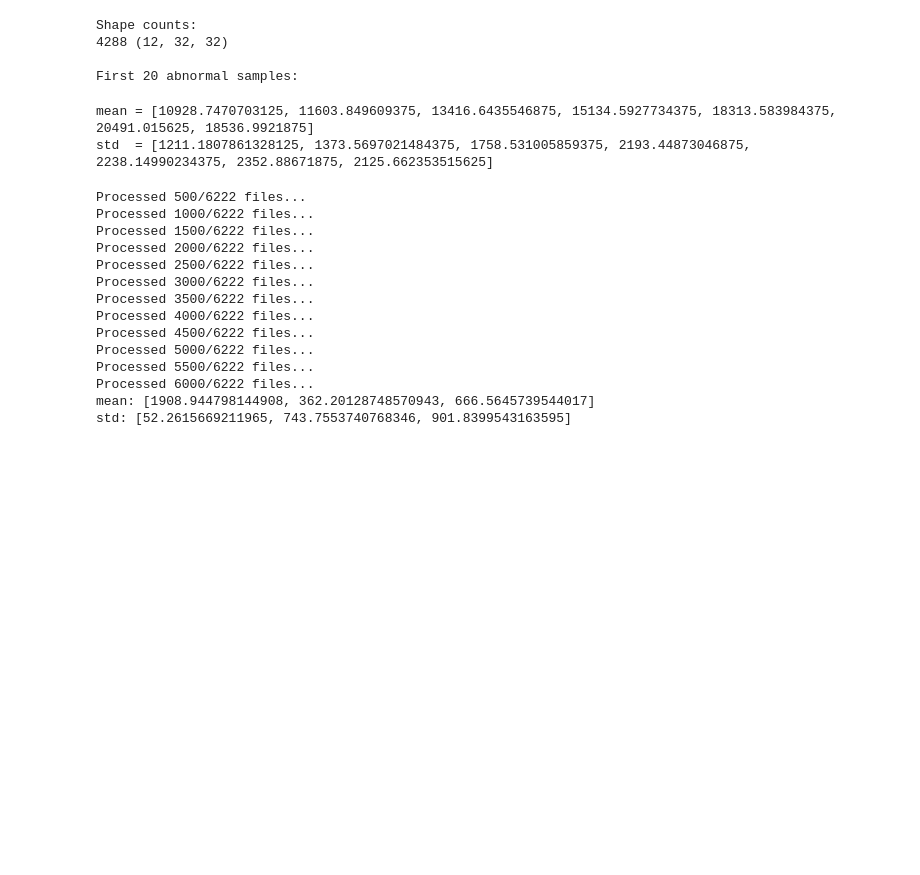
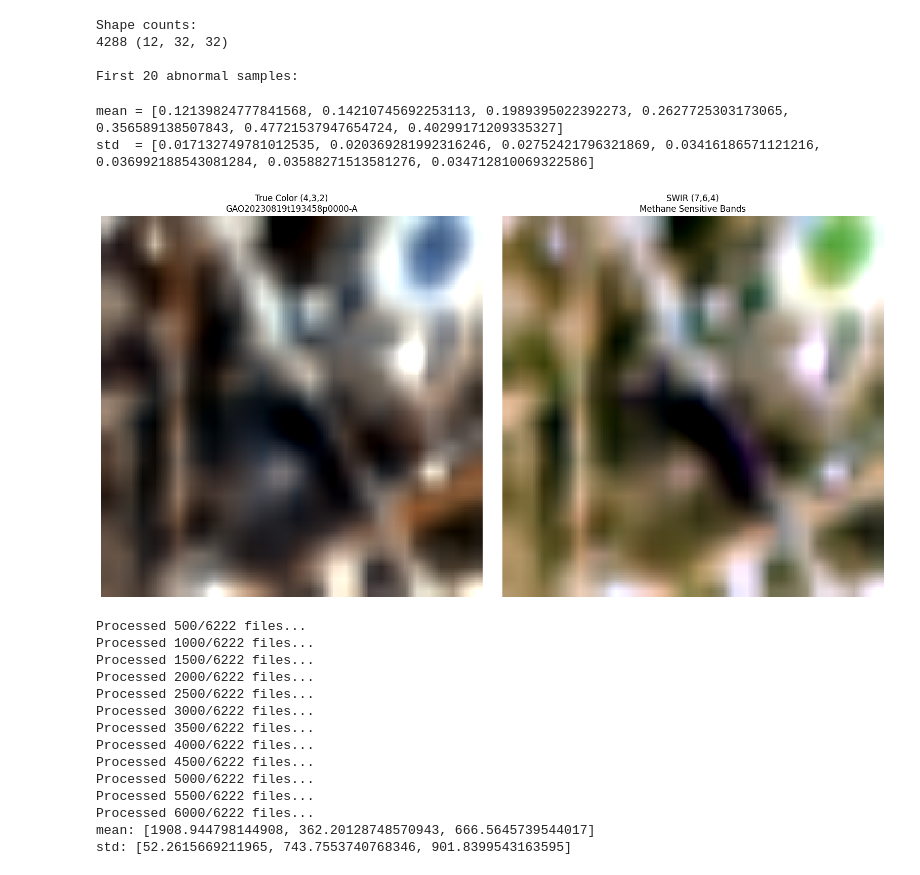
Before and after one commit to yuyao-wang/MethaneFuse, a Jupyter notebook: temp.ipynb, the cells around one changed output. Cells and saved outputs as stored; diff of their text form; code cells hidden in the pictures; blank space fills up the shorter version.

```diff
--- a/temp.ipynb
+++ b/temp.ipynb
@@ -194,13 +194,13 @@ df.to_csv(csv_path, index=False)
 # %%
 from dinov2.data.datasets.landsat_csv import Landsat89CsvDataset
 
-train_csv = "/mnt/engg-leung/Research_No9_Methane_Emissions/Yuyao/Dataset/plume_l89_32_fixed_512/train.csv"
+train_csv = "/mnt/engg-leung/Research_No9_Methane_Emissions/Yuyao/Dataset/data_dir_l89_L2SR/emit_60m_to_224_classification_2025/train_permian.csv"
 ds = Landsat89CsvDataset(
     csv_path=train_csv,
     ds_cfg_name="landsat89_7band",
     scale_to_unit=False,        # 若已是反射率则设 False
     compute_stats=True,
-    compute_stats_subset=500,  # 可选，加速
+    compute_stats_subset=1000,  # 可选，加速
     pad_to_multiple=None,
     drop_extra_bands=True,     # 只保留 SR_B1..SR_B7
 )
@@ -208,8 +208,74 @@ mean, std = ds.get_normalize_stats()
 print("mean =", [float(m) for m in mean])
 print("std  =", [float(s) for s in std])
 # %% [output]
-mean = [10928.7470703125, 11603.849609375, 13416.6435546875, 15134.5927734375, 18313.583984375, 20491.015625, 18536.9921875]
-std  = [1211.1807861328125, 1373.5697021484375, 1758.531005859375, 2193.44873046875, 2238.14990234375, 2352.88671875, 2125.662353515625]
+mean = [0.12139824777841568, 0.14210745692253113, 0.1989395022392273, 0.2627725303173065, 0.356589138507843, 0.47721537947654724, 0.40299171209335327]
+std  = [0.017132749781012535, 0.020369281992316246, 0.02752421796321869, 0.03416186571121216, 0.036992188543081284, 0.03588271513581276, 0.034712810069322586]
+# %%
+import pandas as pd
+import numpy as np
+import tifffile
+import matplotlib.pyplot as plt
+import os
+
+def normalize(band, p_low=2, p_high=98):
+    """Percentile scaling for display."""
+    valid_mask = (band > 0) & (~np.isnan(band))
+    if not np.any(valid_mask):
+        return np.zeros_like(band)
+
+    # Clip and scale
+    low, high = np.nanpercentile(band[valid_mask], p_low), np.nanpercentile(band[valid_mask], p_high)
+    band_clipped = np.clip(band, low, high)
+    return (band_clipped - low) / (high - low)
+
+def visualize_with_tifffile(csv_path, row_index=0):
+    df = pd.read_csv(csv_path)
+    df=df.head(10)
+    img_path = df.iloc[row_index]['path_t0']
+    plume_id = df.iloc[row_index].get('plume_id', 'Unknown')
+
+    if not os.path.exists(img_path):
+        print(f"File path invalid: {img_path}")
+        return
+
+    # Load using tifffile
+    # data shape will be (7, 512, 512) for L89
+    data = tifffile.imread(img_path).astype(np.float32)
+
+    # L89 Band Indexing (0-based in tifffile):
+    # 0:Coastal, 1:Blue, 2:Green, 3:Red, 4:NIR, 5:SWIR1, 6:SWIR2
+
+    # 1. True Color (Bands 4, 3, 2)
+    r = normalize(data[3])
+    g = normalize(data[2])
+    b = normalize(data[1])
+    rgb_img = np.dstack((r, g, b))
+
+    # 2. SWIR (Bands 7, 6, 4)
+    # Methane signal is strongest in SWIR bands (5 and 6)
+    s2 = normalize(data[6])
+    s1 = normalize(data[5])
+    swir_img = np.dstack((s2, s1, r))
+
+    # Plotting
+    fig, axes = plt.subplots(1, 2, figsize=(16, 8))
+
+    axes[0].imshow(rgb_img)
+    axes[0].set_title(f"True Color (4,3,2)\n{plume_id}")
+    axes[0].axis('off')
+
+    axes[1].imshow(swir_img)
+    axes[1].set_title(f"SWIR (7,6,4)\nMethane Sensitive Bands")
+    axes[1].axis('off')
+
+    plt.tight_layout()
+    plt.show()
+
+# Run the visualization
+CSV_FILE = "/mnt/engg-leung/Research_No9_Methane_Emissions/Yuyao/Dataset/data_dir_l89_L2SR/emit_60m_to_224_classification_2025/train_permian.csv"
+visualize_with_tifffile(CSV_FILE, row_index=0)
+# %% [output]
+[figure, added]
 # %%
 import numpy as np
 import pandas as pd
```
Also changed, not shown: parts of 4 cells of this notebook, 7 other files.
